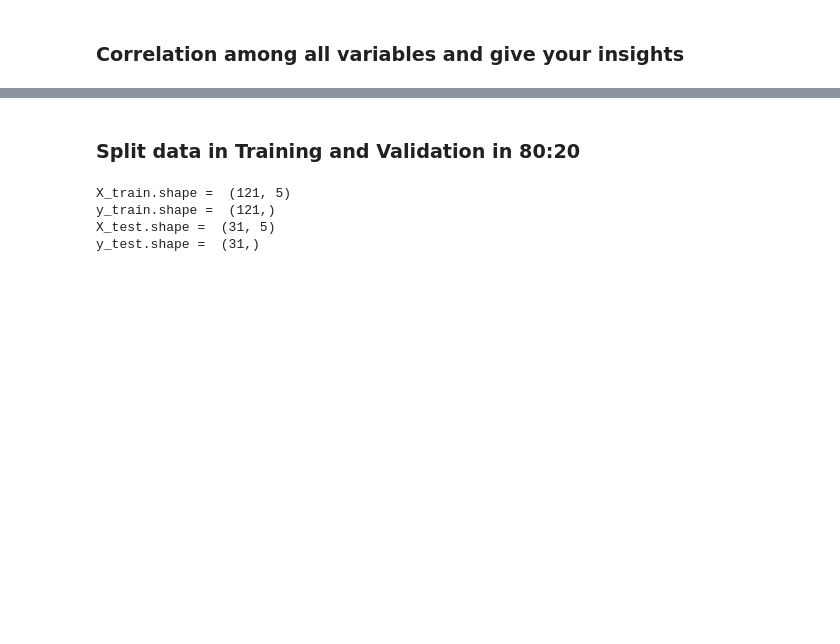
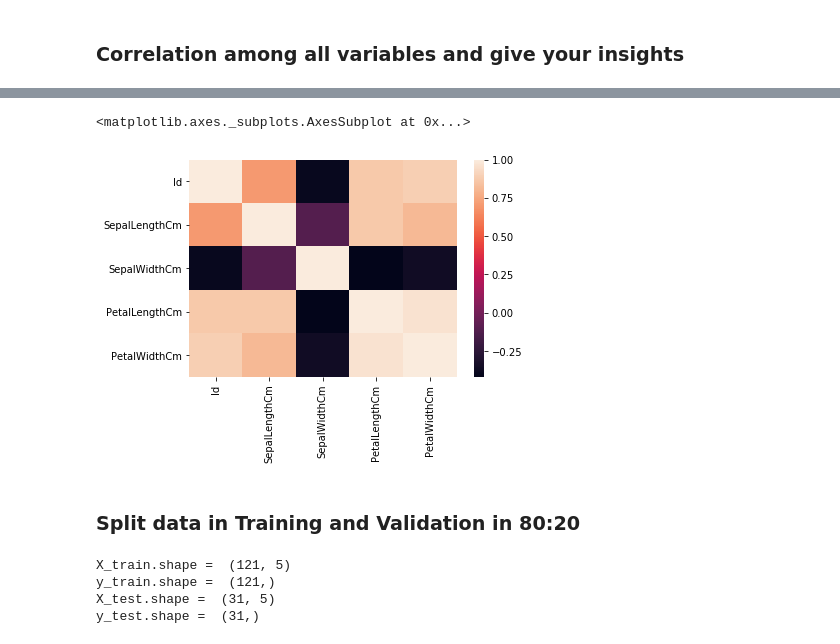
Before and after one commit to GreatLearningAIML1/pune-july19-batch-maheshwariumang, a Jupyter notebook: R3_External_Lab_Logistic_and_Naive_bayes_questions (1).ipynb, the cells around one changed output, grey strips where cells are left out. Drawn from its saved outputs; the diff is of its cells as text; code cells hidden in the pictures; blank space fills up the shorter version.

```diff
--- a/R3_External_Lab_Logistic_and_Naive_bayes_questions (1).ipynb
+++ b/R3_External_Lab_Logistic_and_Naive_bayes_questions (1).ipynb
@@ -470,0 +470,4 @@ iris_data.describe()
+# %%
+# Checking missing values
+coln_with_nan = iris_data.isna().sum()
+coln_with_nan
@@ -470,0 +482,5 @@ iris_data.describe()
+# %%
+# fixing missing valuesx
+for col_name in ((coln_with_nan.index)):
+  if(coln_with_nan[col_name] > 0):
+    iris_data[col_name].fillna(iris_data[col_name].median(), inplace=True)
@@ -483,3 +520,8 @@ dtype: int64
+# %%
+sns.heatmap(iris_data.corr())
+# %% [output]
+<matplotlib.axes._subplots.AxesSubplot at 0x...>
+[figure, added]
 # %% [markdown]
 ### Split data in Training and Validation in 80:20
 # %%
```
Also changed, not shown: parts of 13 cells of this notebook.
